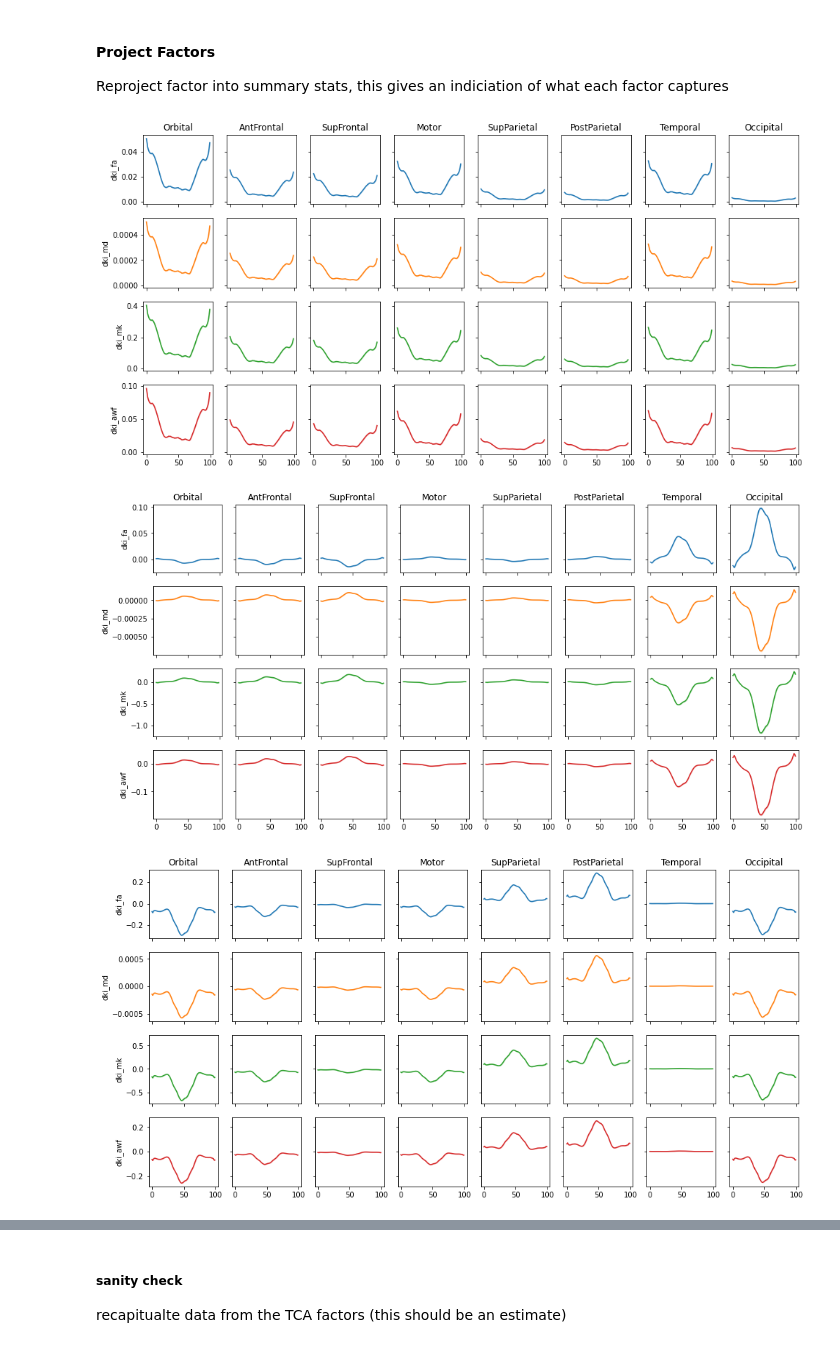
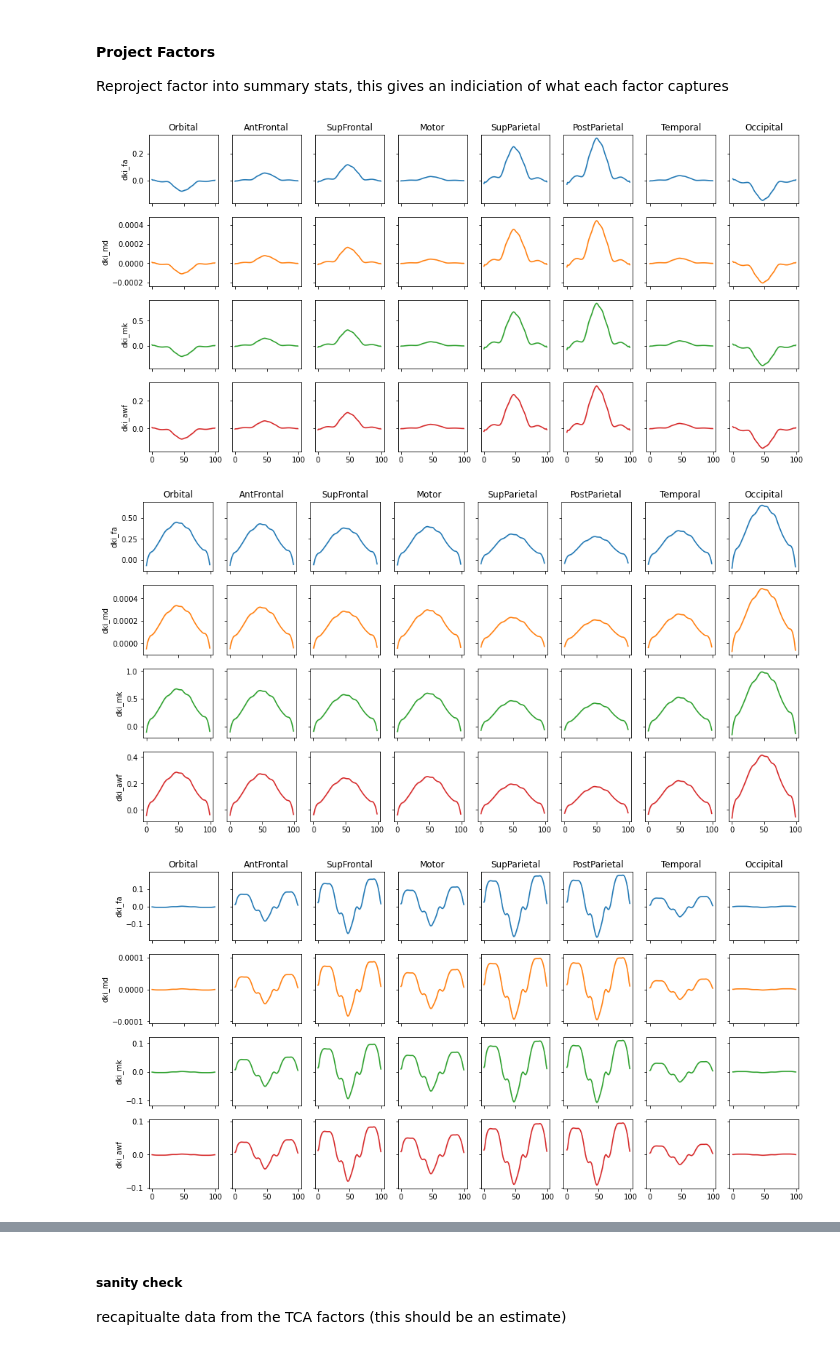
Before and after one commit to bloomdt-uw/callosum_microstructure, a Jupyter notebook: callosum.ipynb, the cells around one changed output, grey strips where cells are left out. Cells and saved outputs as stored; diff of their text form; code cells hidden in the pictures.

```diff
--- a/callosum.ipynb
+++ b/callosum.ipynb
@@ -114,6 +115,7 @@ df = _download_and_combine_afq_profiles(bucket='hcp.afq', save_csv=False)
 # filter the available tracts to only those in callosum
 df = df[df.tractID.isin(['AntFrontal', 'Motor', 'Occipital', 'Orbital',
        'PostParietal', 'SupFrontal', 'SupParietal', 'Temporal'])]
+df.reset_index(inplace=True, drop=True)
 # %% [markdown]
 variables for tensor dimensions
 # %%
@@ -336,4 +335,4 @@ plot_factors(ensemble_agg, num_components=6)
 
 Full tensor
 # %%
-ensemble = tca(data)
+full_ensemble = tca(data)
@@ -373,5 +363,3 @@ def masked_als(data, max_r=9, n_replicates=4, mask_pct=.1):
     ensemble = tca(data, fit_method=mcp_als, max_r=max_r)
 
     return ensemble, mask
-
-ensemble, mask = masked_als(data)
@@ -387,3 +366,5 @@ Rank-8 models:  min obj, 0.05;  max obj, 0.05;  time to fit, 350.5s
+# %%
+masked_ensemble, mask = masked_als(data)
 # %%
 def vis_masked(data, ensemble, mask, max_r=9, n_replicates=4, all_replicates=False):
     import numpy as np
@@ -684,8 +674,8 @@ def project(ensemble, n_components=8, replicate=0):
         factor_tensor = khatri_rao(ktensor.factors)[:,i].reshape(ktensor.shape)
         _summary_stats(get_dataframe_from_tensor(factor_tensor))
 # %%
-project(ensemble, n_components=6)
+project(masked_ensemble, n_components=6)
 # %% [output]
-[figure, old version]
+[figure, new version]
-[figure, old version]
+[figure, new version]
-[figure, old version]
+[figure, new version]
```
Also changed, not shown: parts of 51 cells of this notebook.
